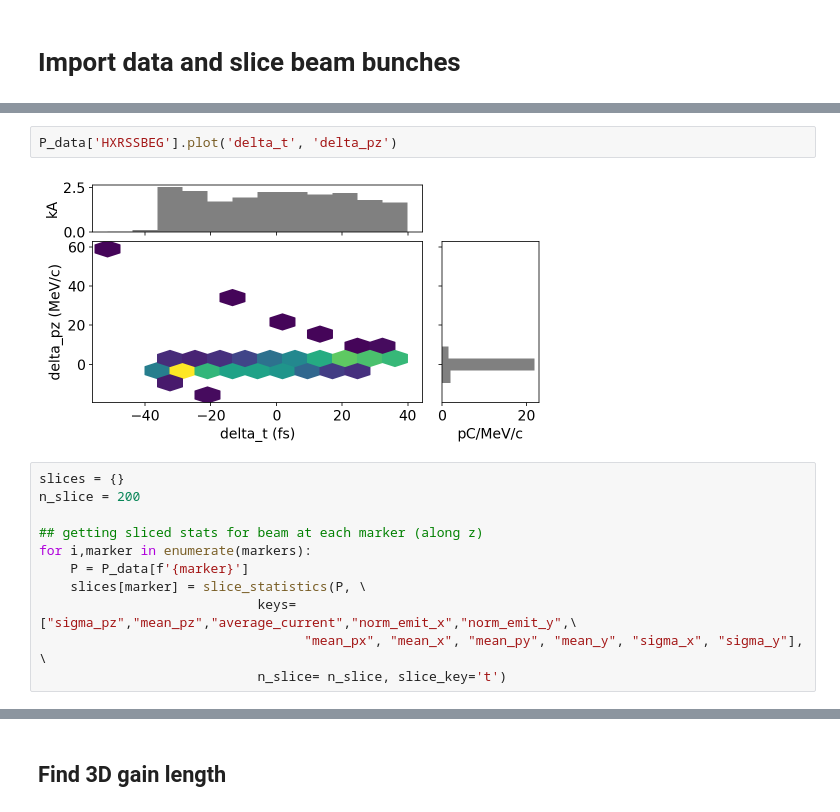
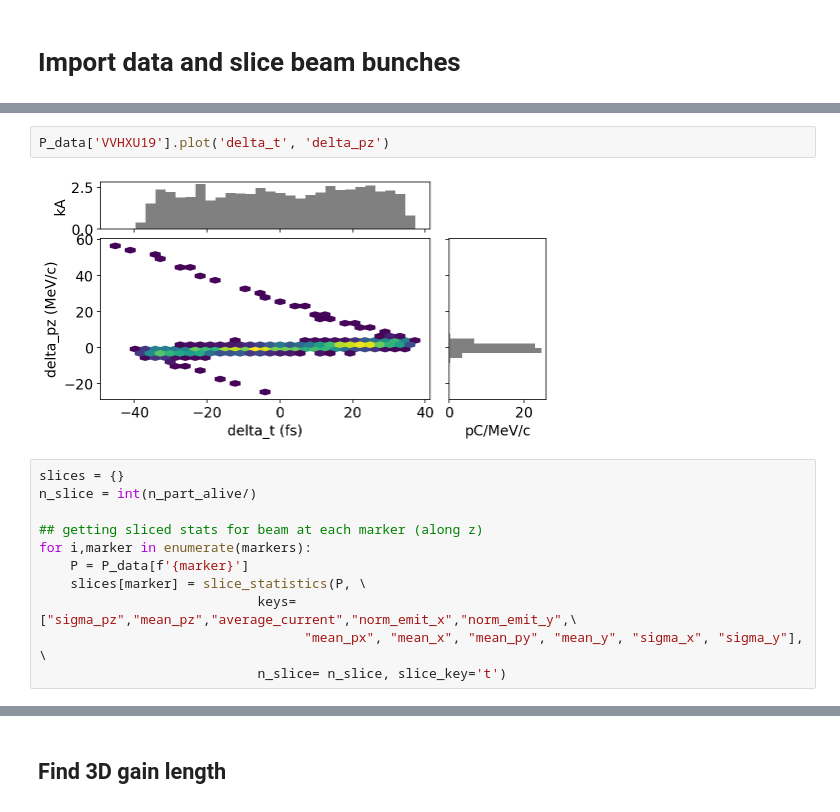
Before and after one commit to pluflou/FEL_Tuning, a Jupyter notebook: lcls_mx_optimizer.ipynb, the cells around one changed output, grey strips where cells are left out. Drawn from its saved outputs; the diff is of its cells as text.

```diff
--- a/lcls_mx_optimizer.ipynb
+++ b/lcls_mx_optimizer.ipynb
@@ -96,10 +106,10 @@ for beam in P_data:
 # %%
-P_data['HXRSSBEG'].plot('delta_t', 'delta_pz')
+P_data['VVHXU19'].plot('delta_t', 'delta_pz')
 # %% [output]
-[figure, old version]
+[figure, new version]
 # %%
 slices = {}
-n_slice = 200
+n_slice = int(n_part_alive/)
 
 ## getting sliced stats for beam at each marker (along z)
 for i,marker in enumerate(markers):
```
Also changed, not shown: parts of 18 cells of this notebook, 2 other files.
